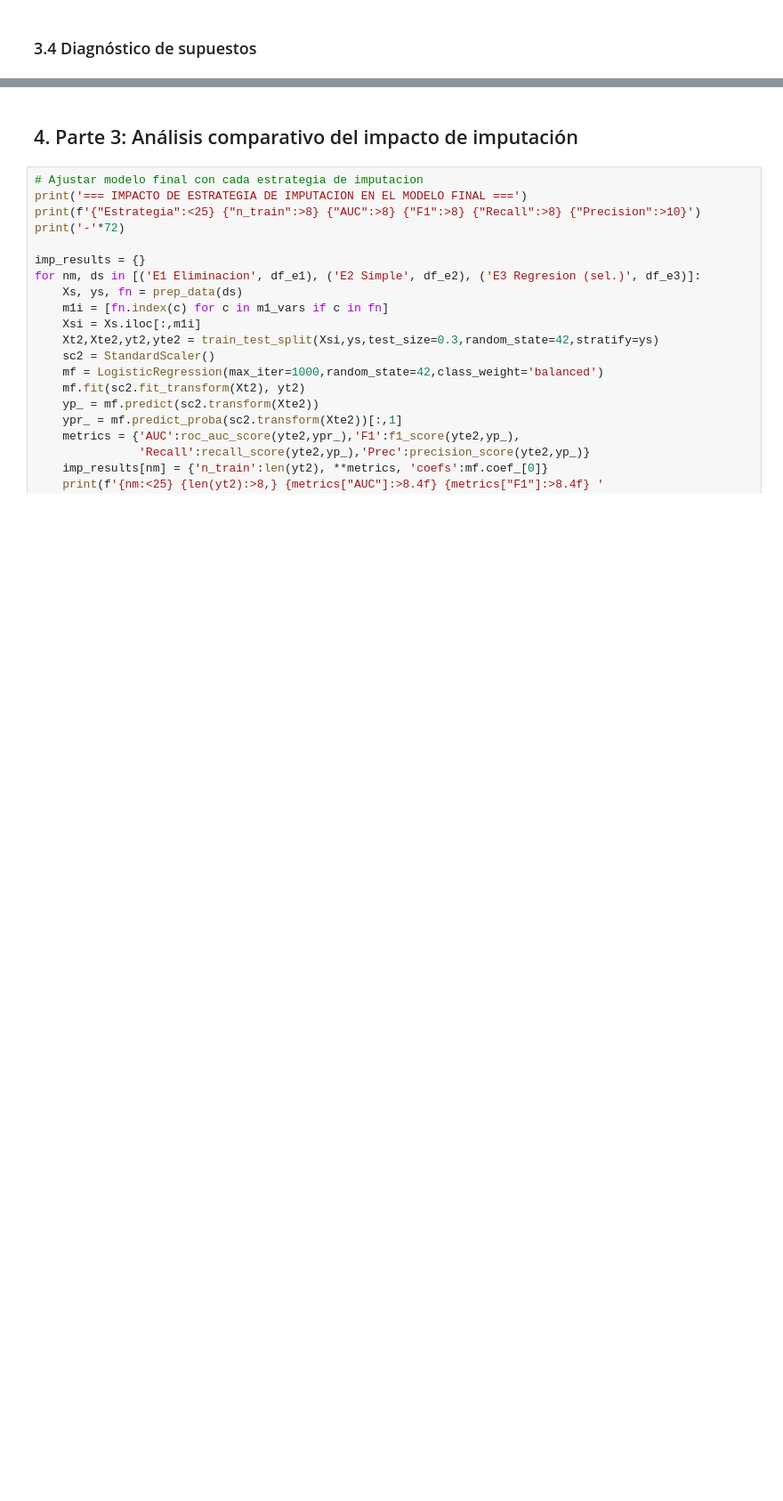
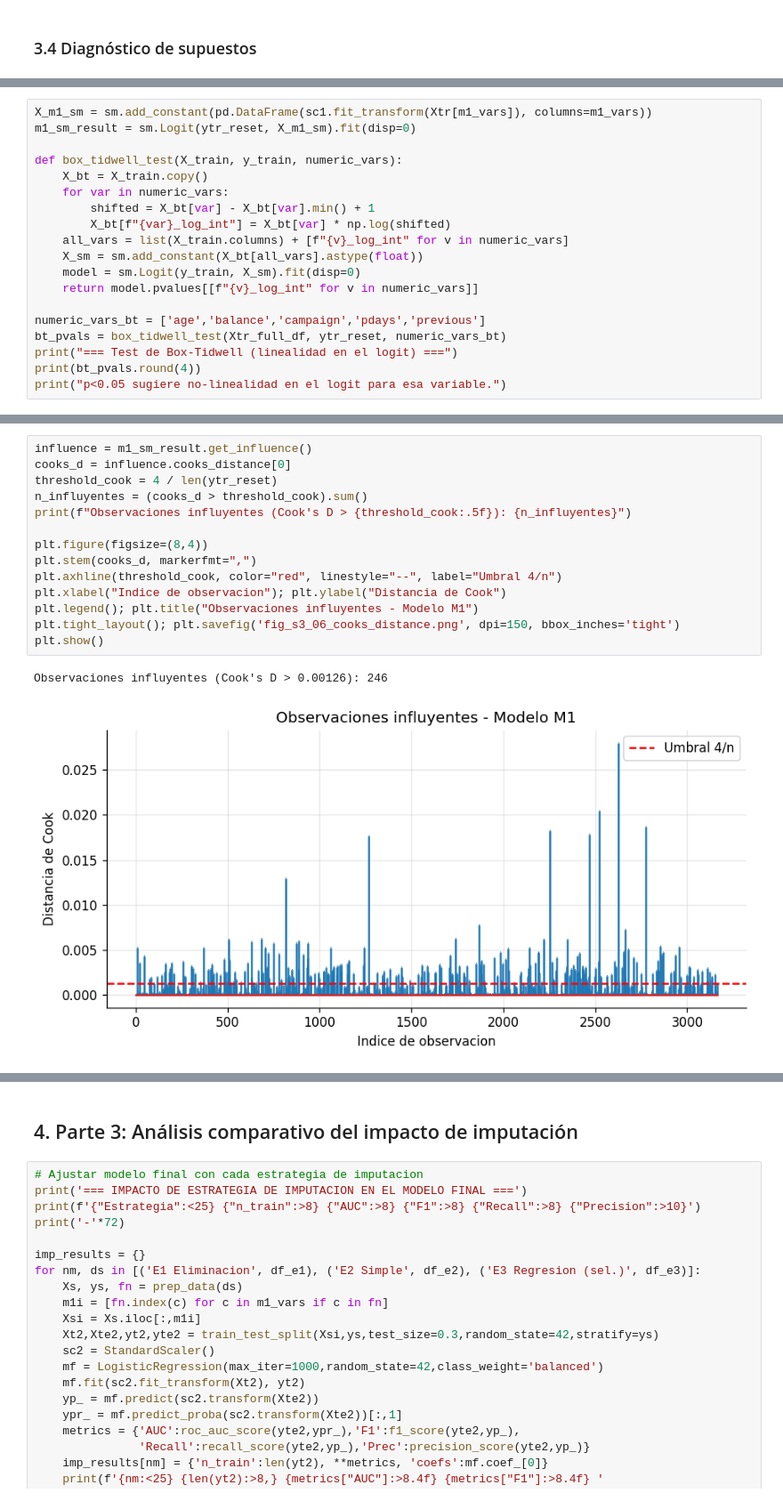
Before and after one commit to leofer23/formativa1-bank-marketing, a Jupyter notebook: S3/S3_Sumativa3_BankMarketing.ipynb, the cells around one changed output, grey strips where cells are left out. Shown at 89% size. Cells and saved outputs as stored; diff of their text form; blank space fills up the shorter version.

```diff
--- a/S3/S3_Sumativa3_BankMarketing.ipynb
+++ b/S3/S3_Sumativa3_BankMarketing.ipynb
@@ -576,0 +733,19 @@ print('pero no genera multicolinealidad problematica en el modelo logistico.')
+# %%
+X_m1_sm = sm.add_constant(pd.DataFrame(sc1.fit_transform(Xtr[m1_vars]), columns=m1_vars))
+m1_sm_result = sm.Logit(ytr_reset, X_m1_sm).fit(disp=0)
+
+def box_tidwell_test(X_train, y_train, numeric_vars):
+    X_bt = X_train.copy()
+    for var in numeric_vars:
+        shifted = X_bt[var] - X_bt[var].min() + 1
+        X_bt[f"{var}_log_int"] = X_bt[var] * np.log(shifted)
+    all_vars = list(X_train.columns) + [f"{v}_log_int" for v in numeric_vars]
+    X_sm = sm.add_constant(X_bt[all_vars].astype(float))
+    model = sm.Logit(y_train, X_sm).fit(disp=0)
+    return model.pvalues[[f"{v}_log_int" for v in numeric_vars]]
+
+numeric_vars_bt = ['age','balance','campaign','pdays','previous']
+bt_pvals = box_tidwell_test(Xtr_full_df, ytr_reset, numeric_vars_bt)
+print("=== Test de Box-Tidwell (linealidad en el logit) ===")
+print(bt_pvals.round(4))
+print("p<0.05 sugiere no-linealidad en el logit para esa variable.")
@@ -576,0 +761,17 @@ print('pero no genera multicolinealidad problematica en el modelo logistico.')
+# %%
+influence = m1_sm_result.get_influence()
+cooks_d = influence.cooks_distance[0]
+threshold_cook = 4 / len(ytr_reset)
+n_influyentes = (cooks_d > threshold_cook).sum()
+print(f"Observaciones influyentes (Cook's D > {threshold_cook:.5f}): {n_influyentes}")
+
+plt.figure(figsize=(8,4))
+plt.stem(cooks_d, markerfmt=",")
+plt.axhline(threshold_cook, color="red", linestyle="--", label="Umbral 4/n")
+plt.xlabel("Indice de observacion"); plt.ylabel("Distancia de Cook")
+plt.legend(); plt.title("Observaciones influyentes - Modelo M1")
+plt.tight_layout(); plt.savefig('fig_s3_06_cooks_distance.png', dpi=150, bbox_inches='tight')
+plt.show()
+# %% [output]
+Observaciones influyentes (Cook's D > 0.00126): 246
+[figure, added]
```
Also changed, not shown: parts of 17 cells of this notebook.
